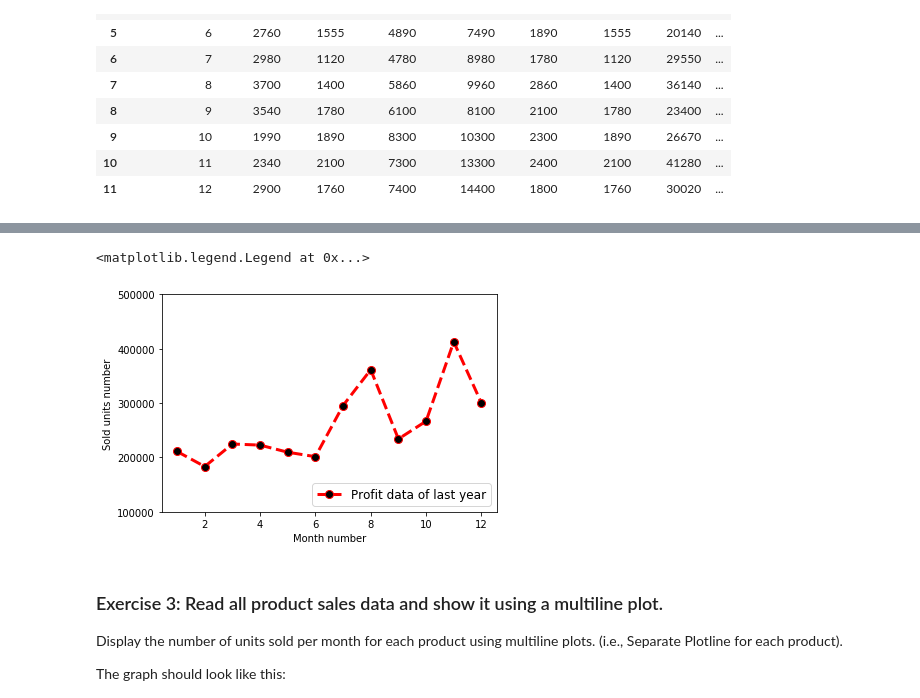
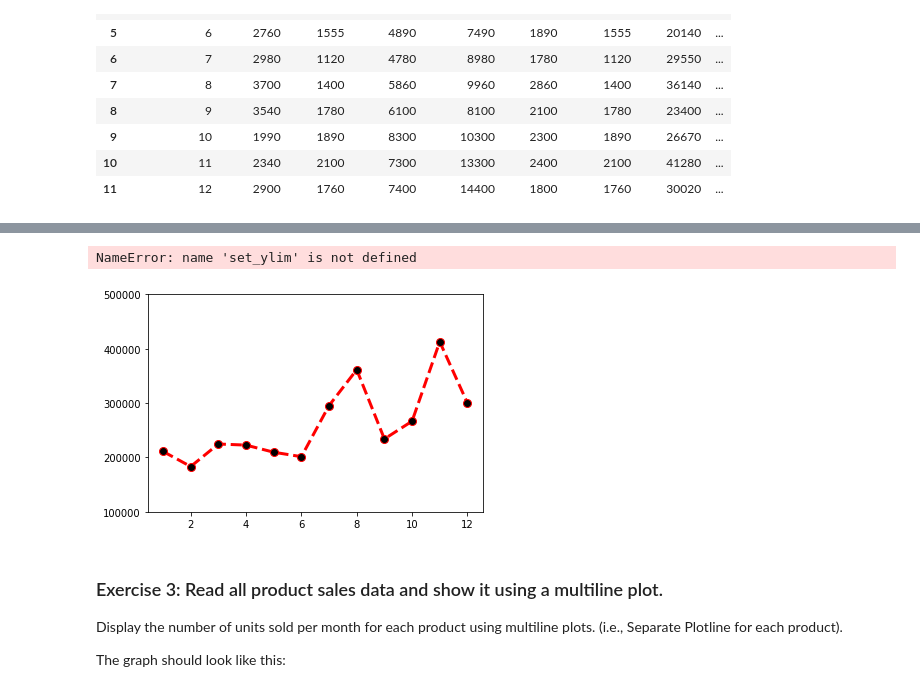
Before and after one commit to AnaValiente/akademy_student_code, a Jupyter notebook: 00_python/04-MatPlotLib/Matplotlib_exercises.AnaEdit.ipynb, the cells around one changed output, grey strips where cells are left out. Cells and saved outputs as stored; diff of their text form; code cells hidden in the pictures.

```diff
--- a/00_python/04-MatPlotLib/Matplotlib_exercises.AnaEdit.ipynb
+++ b/00_python/04-MatPlotLib/Matplotlib_exercises.AnaEdit.ipynb
@@ -53,20 +53,20 @@ The line plot graph should look like this:
 # %%
 # Write your code here
 #Show legend at the lower right location.
 
 fig = plt.figure()
 ax = fig.add_subplot(1,1,1)
 plt.plot(np.arange(1,13,1),data["total_profit"],"r--",linewidth=3,marker='o',markerfacecolor='k', markersize=8
          ,markeredgecolor="red",markeredgewidth="1")
 ax.set_yticks(np.arange(100000,600000,100000))
-ax.set_ylim(100000,500000)
+set_ylim(100000,500000)
 ax.set
 ax.set_xlabel("Month number")
 ax.set_ylabel("Sold units number")
 plt.legend(labels=["Profit data of last year"],loc="lower right",fontsize="large")
 # %% [output]
-<matplotlib.legend.Legend at 0x...>
+NameError: name 'set_ylim' is not defined
-[figure, old version]
+[figure, new version]
 # %% [markdown]
 ### Exercise 3: Read all product sales data and show it using a multiline plot.
 Display the number of units sold per month for each product using multiline plots. (i.e., Separate Plotline for each product).
```
Also changed, not shown: parts of 1 cell of this notebook, 2 other files.
